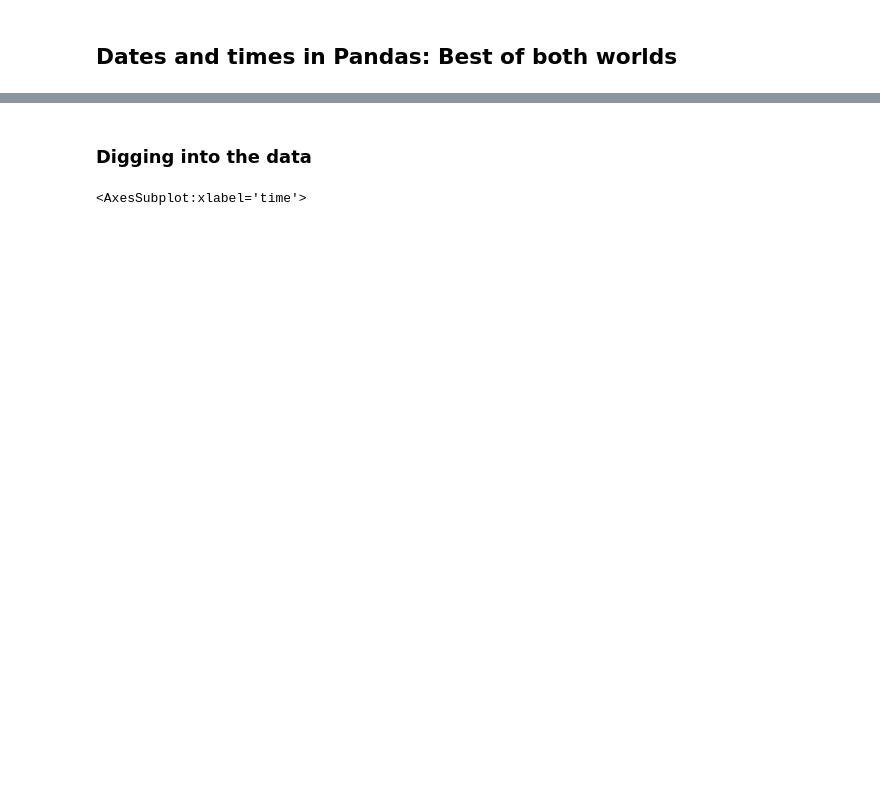
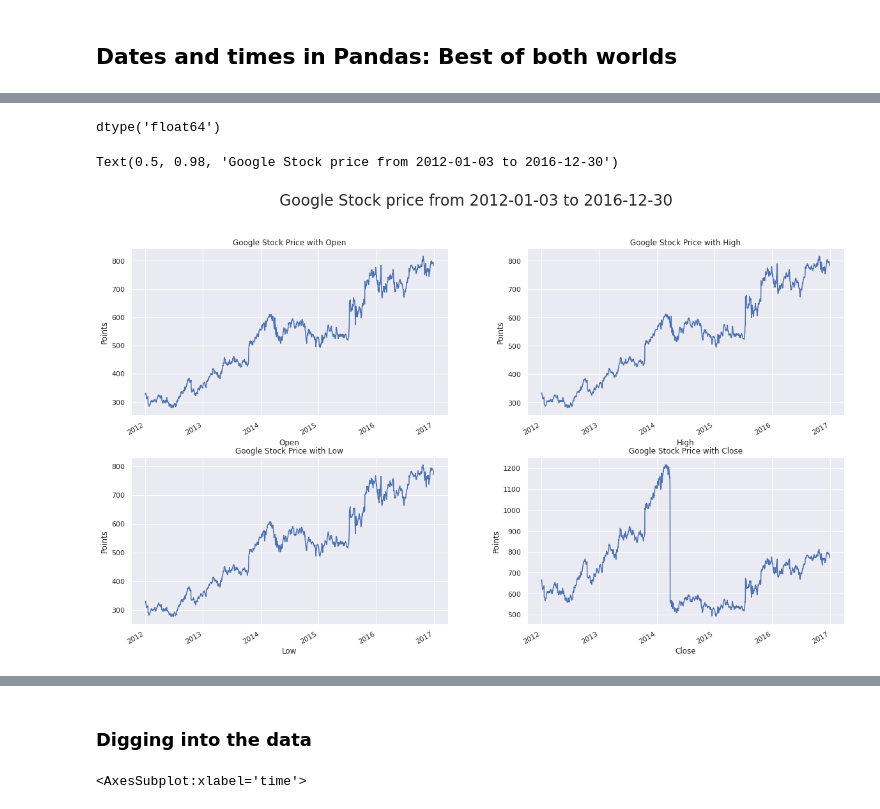
Before and after one commit to mthang1801/machine-learning, a Jupyter notebook: Data-science-ML-Tool/pandas/4. TimeSeries.ipynb, the cells around one changed output, grey strips where cells are left out. Saved outputs shown, nothing was run; the diff lists cells and outputs as text; code cells hidden in the pictures; blank space fills up the shorter version.

```diff
--- a/Data-science-ML-Tool/pandas/4. TimeSeries.ipynb
+++ b/Data-science-ML-Tool/pandas/4. TimeSeries.ipynb
@@ -266,0 +231,2 @@ daily.rolling(30,center=True, win_type="gaussian").sum(std=10).plot(style=["--",
+# %%
+google = pd.read_csv("../../data/google-stock/Google_Stock_Price_Train.csv", parse_dates=True, index_col="Date", delimiter=",")
@@ -266,0 +259,24 @@ daily.rolling(30,center=True, win_type="gaussian").sum(std=10).plot(style=["--",
+# %%
+google["Close"] = google["Close"].replace(regex=",",value="").astype(np.float64)
+# %%
+google["Close"].dtypes
+# %% [output]
+dtype('float64')
+# %%
+%matplotlib inline
+fig, ax = plt.subplots(2,2,figsize=(20,12))
+fig.subplots_adjust(wspace=0.25, hspace=0.25)
+i,j = 0 ,0
+for col, values in google.items() :
+    if pd.api.types.is_float_dtype(values) :
+        google[col].plot(ax=ax[i,j])
+        ax[i,j].set(xlabel=f"{col}", ylabel="Points",title=f"Google Stock Price with {col}")
+
+        if j == 1 and i < len(ax) :
+            i +=1
+            j = 0
+        else :j+=1
+fig.suptitle("Google Stock price from 2012-01-03 to 2016-12-30", fontsize=24)
+# %% [output]
+Text(0.5, 0.98, 'Google Stock price from 2012-01-03 to 2016-12-30')
+[figure, added]
```
Also changed, not shown: parts of 105 cells of this notebook, 2 other files.
